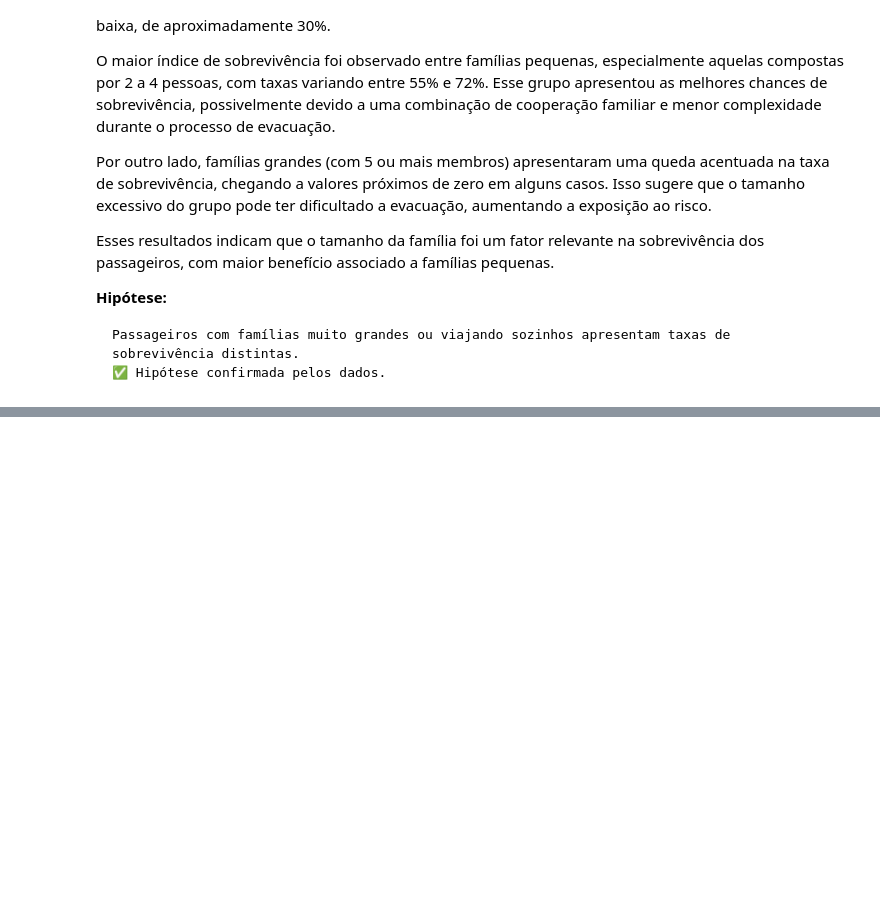
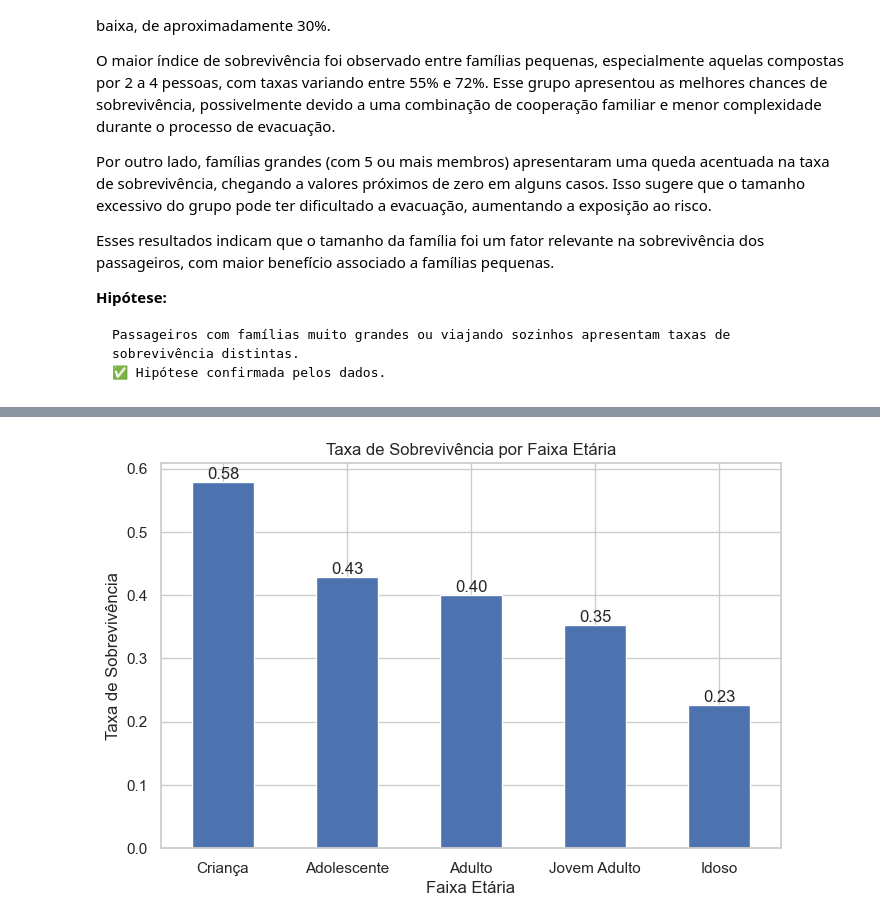
Before and after one commit to wellitonrocha/data_science_journey, a Jupyter notebook: Semana03_Python_Titanic/titanic_analysis.ipynb, the cells around one changed output, grey strips where cells are left out. Saved outputs shown, nothing was run; the diff lists cells and outputs as text; code cells hidden in the pictures; blank space fills up the shorter version.

```diff
--- a/Semana03_Python_Titanic/titanic_analysis.ipynb
+++ b/Semana03_Python_Titanic/titanic_analysis.ipynb
@@ -633,0 +698,9 @@ Passageiros com famílias muito grandes ou viajando sozinhos apresentam taxas de
+# %%
+# Criação das faixas etárias
+bins = [0, 12, 18, 35, 60, 100]
+labels = ['Criança', 'Adolescente', 'Jovem Adulto', 'Adulto', 'Idoso']
+
+df['AgeGroup'] = pd.cut(df['Age'], bins=bins, labels=labels)
+
+# Verificando distribuição das faixas etárias
+df['AgeGroup'].value_counts().sort_index()
@@ -633,0 +739,9 @@ Passageiros com famílias muito grandes ou viajando sozinhos apresentam taxas de
+# %%
+# Taxa de sobrevivência por faixa etária
+survival_by_agegroup = (
+    df.groupby('AgeGroup', observed=True)['Survived']
+      .mean()
+      .sort_values(ascending=False)
+)
+
+survival_by_agegroup
@@ -633,0 +756,22 @@ Passageiros com famílias muito grandes ou viajando sozinhos apresentam taxas de
+# %%
+# Gráfico da taxa de sobrevivência por faixa etária
+plt.figure(figsize=(8, 5))
+
+ax = survival_by_agegroup.plot(kind='bar')
+
+plt.title('Taxa de Sobrevivência por Faixa Etária')
+plt.xlabel('Faixa Etária')
+plt.ylabel('Taxa de Sobrevivência')
+plt.xticks(rotation=0)
+
+for p in ax.patches:
+    ax.annotate(
+        f'{p.get_height():.2f}',
+        (p.get_x() + p.get_width() / 2, p.get_height()),
+        ha='center',
+        va='bottom'
+    )
+
+plt.show()
+# %% [output]
+[figure, added]
```
Also changed, not shown: parts of 24 cells of this notebook, 1 other file.
